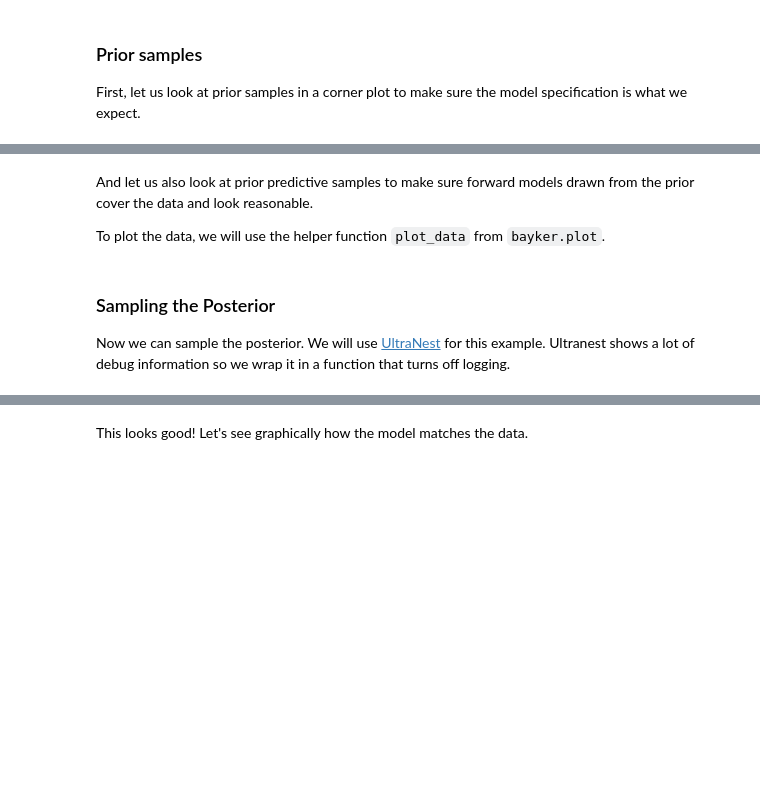
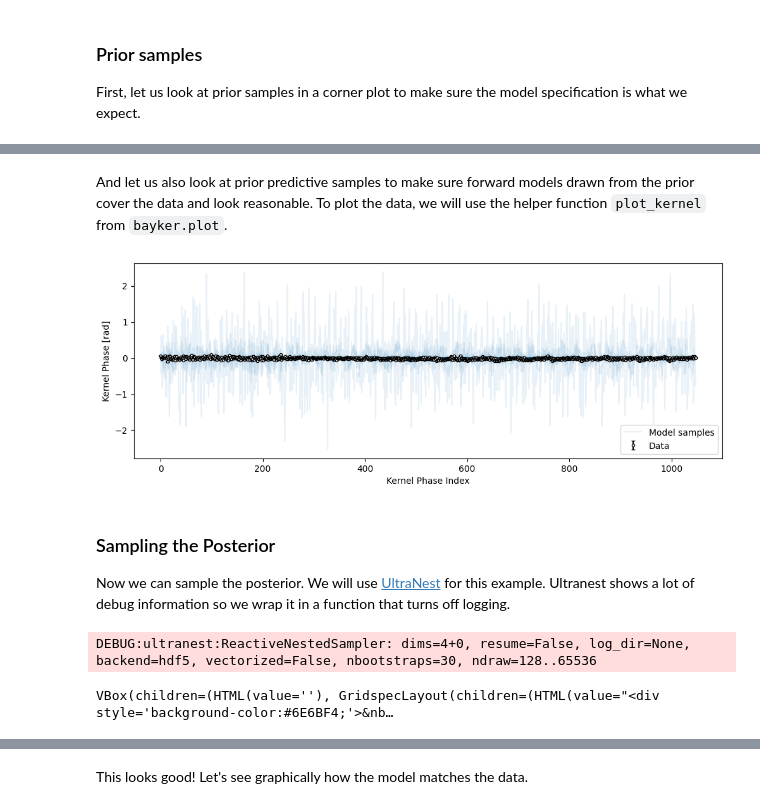
Before and after one commit to vandalt/bayker, a Jupyter notebook: docs/tutorials/getting-started.ipynb, the cells around one changed output, grey strips where cells are left out. Cells and saved outputs as stored; diff of their text form; code cells hidden in the pictures; blank space fills up the shorter version.

```diff
--- a/docs/tutorials/getting-started.ipynb
+++ b/docs/tutorials/getting-started.ipynb
@@ -131,10 +163,10 @@ import simpple.distributions as sdist
 from bayker.model import KernelModel
 
 parameters = {
-    "sigma": sdist.LogUniform(1e-5, 10.0),
-    "sep": sdist.LogUniform(1e-5, 400.0),
+    "sep": sdist.LogUniform(1e-5, 600.0),
     "pa": sdist.Uniform(0, 360.0),
     "cr": sdist.LogUniform(1e-5, 1.0),
+    "sigma": sdist.LogUniform(1e-5, 10.0),
 }
 model = KernelModel(parameters, kpo)
 # %% [markdown]
@@ -150,24 +187,13 @@ plt.show()
 # %% [markdown]
 And let us also look at prior predictive samples to make sure forward models drawn from the prior cover the data and look reasonable.
-<!-- TODO: Link to API docs -->
-To plot the data, we will use the helper function `plot_data` from `bayker.plot`.
+To plot the data, we will use the helper function `plot_kernel` from `bayker.plot`.
 # %%
-from bayker.plot import plot_data
+from bayker.plot import plot_kernel
 
-plot_data(kpo)
-prior_pred_samples = model.get_prior_pred(100)
-for i in range(prior_pred_samples.shape[0]):
-    plt.plot(
-        model.kpo.x,
-        prior_pred_samples[i],
-        alpha=0.1,
-        color="C0",
-        label="Prior samples" if i == 0 else None,
-        zorder=1000,
-    )
-plt.title("Prior Predictions")
-plt.legend()
+plot_kernel(model, parameters=prior_samples, residuals=False)
 plt.show()
+# %% [output]
+[figure, added]
 # %% [markdown]
 ### Sampling the Posterior
 
@@ -201,6 +227,9 @@ def run_ultranest(model: KernelModel) -> ReactiveNestedSampler:
     return nested_sampler
 # %%
 nested_sampler = run_ultranest(model)
+# %% [output]
+DEBUG:ultranest:ReactiveNestedSampler: dims=4+0, resume=False, log_dir=None, backend=hdf5, vectorized=False, nbootstraps=30, ndraw=128..65536
+VBox(children=(HTML(value=''), GridspecLayout(children=(HTML(value="<div style='background-color:#6E6BF4;'>&nb…
 # %%
 nested_sampler.plot()
 plt.show()
```
Also changed, not shown: parts of 13 cells of this notebook, 8 other files.
